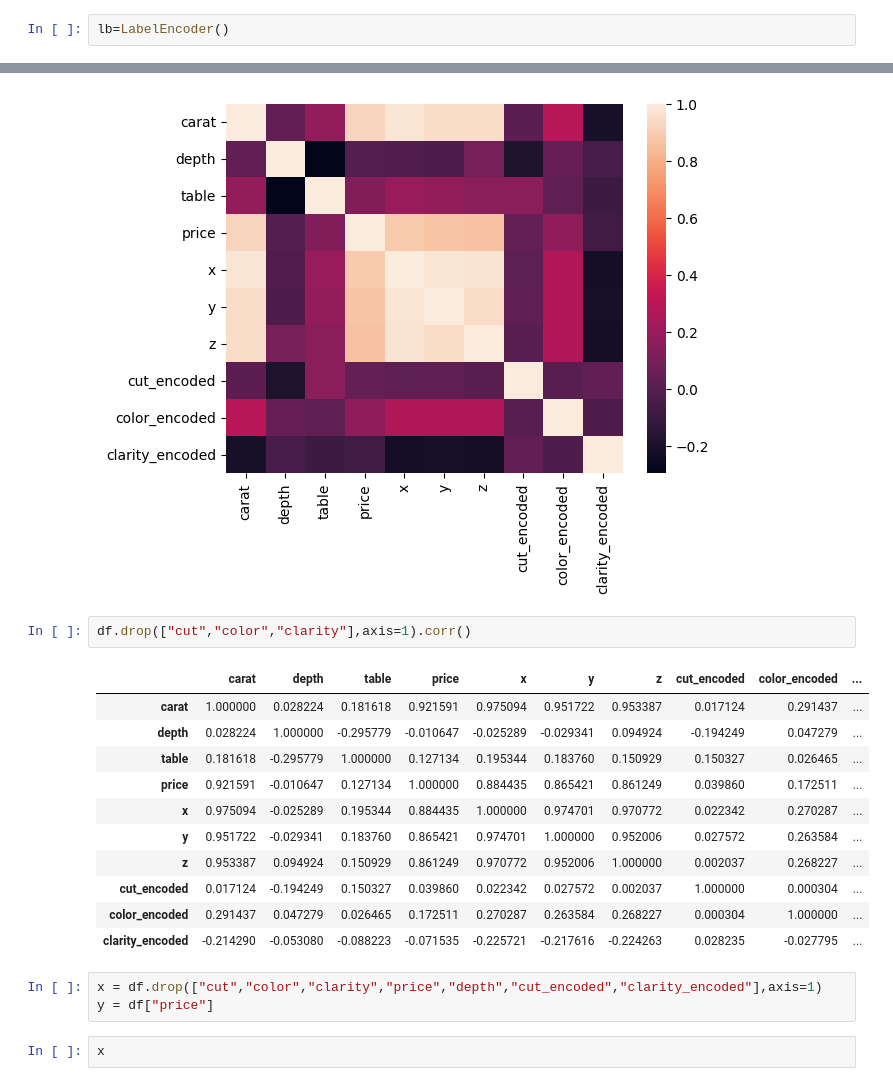
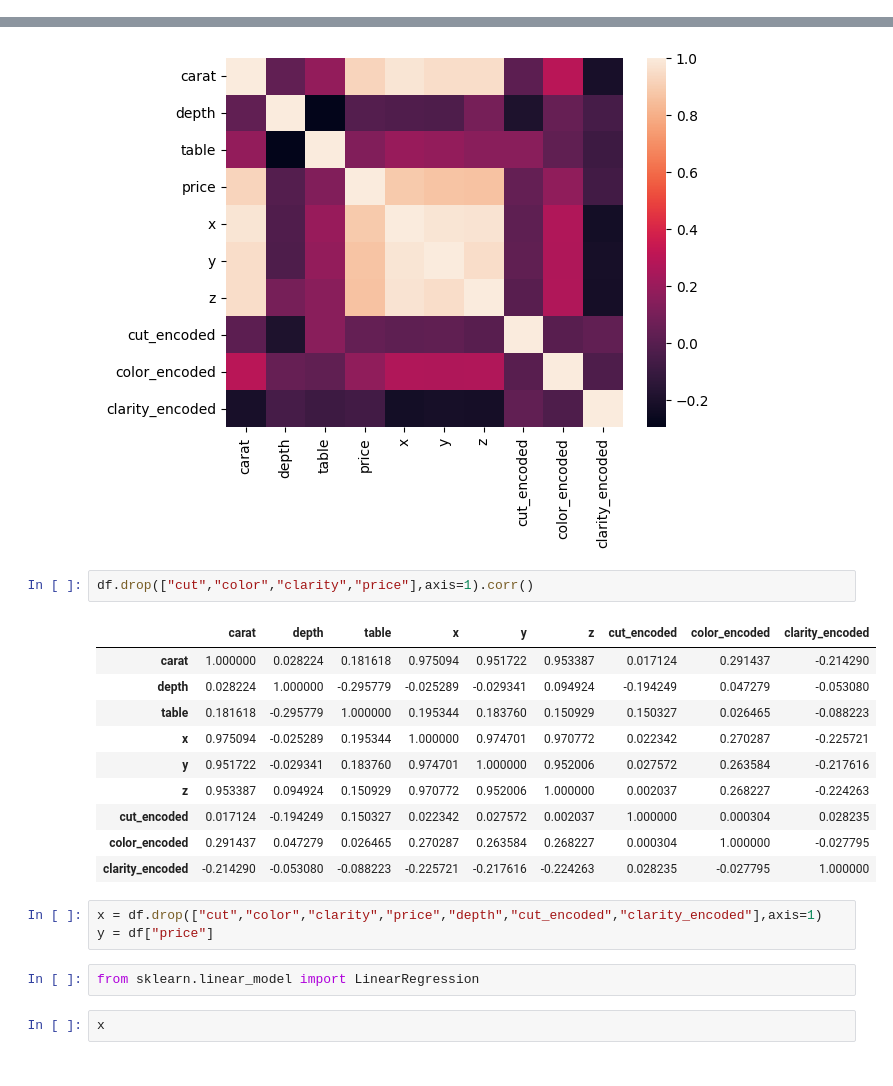
Before and after one commit to bharath9398/Diamond-price-prediction, a Jupyter notebook: ml.ipynb, the cells around one changed output, grey strips where cells are left out. Drawn from its saved outputs; the diff is of its cells as text.

```diff
--- a/ml.ipynb
+++ b/ml.ipynb
@@ -54,5 +52,3 @@ from sklearn.preprocessing import LabelEncoder
-# %%
-lb=LabelEncoder()
 # %%
 df["cut_encoded"]=lb.fit_transform(df["cut"])
 df["color_encoded"]=lb.fit_transform(df["color"])
@@ -63,22 +75,23 @@ sns.heatmap(df.drop(["cut","color","clarity"],axis=1).corr())
 <Axes: >
 [figure]
 # %%
-df.drop(["cut","color","clarity"],axis=1).corr()
+df.drop(["cut","color","clarity","price"],axis=1).corr()
 # %% [output]
-|  | carat | depth | table | price | x | y | z | cut_encoded | color_encoded | ... |
-| carat | 1.000000 | 0.028224 | 0.181618 | 0.921591 | 0.975094 | 0.951722 | 0.953387 | 0.017124 | 0.291437 | ... |
-| depth | 0.028224 | 1.000000 | -0.295779 | -0.010647 | -0.025289 | -0.029341 | 0.094924 | -0.194249 | 0.047279 | ... |
-| table | 0.181618 | -0.295779 | 1.000000 | 0.127134 | 0.195344 | 0.183760 | 0.150929 | 0.150327 | 0.026465 | ... |
-| price | 0.921591 | -0.010647 | 0.127134 | 1.000000 | 0.884435 | 0.865421 | 0.861249 | 0.039860 | 0.172511 | ... |
-| x | 0.975094 | -0.025289 | 0.195344 | 0.884435 | 1.000000 | 0.974701 | 0.970772 | 0.022342 | 0.270287 | ... |
-| y | 0.951722 | -0.029341 | 0.183760 | 0.865421 | 0.974701 | 1.000000 | 0.952006 | 0.027572 | 0.263584 | ... |
-| z | 0.953387 | 0.094924 | 0.150929 | 0.861249 | 0.970772 | 0.952006 | 1.000000 | 0.002037 | 0.268227 | ... |
-| cut_encoded | 0.017124 | -0.194249 | 0.150327 | 0.039860 | 0.022342 | 0.027572 | 0.002037 | 1.000000 | 0.000304 | ... |
-| color_encoded | 0.291437 | 0.047279 | 0.026465 | 0.172511 | 0.270287 | 0.263584 | 0.268227 | 0.000304 | 1.000000 | ... |
-| clarity_encoded | -0.214290 | -0.053080 | -0.088223 | -0.071535 | -0.225721 | -0.217616 | -0.224263 | 0.028235 | -0.027795 | ... |
+|  | carat | depth | table | x | y | z | cut_encoded | color_encoded | clarity_encoded |
+| carat | 1.000000 | 0.028224 | 0.181618 | 0.975094 | 0.951722 | 0.953387 | 0.017124 | 0.291437 | -0.214290 |
+| depth | 0.028224 | 1.000000 | -0.295779 | -0.025289 | -0.029341 | 0.094924 | -0.194249 | 0.047279 | -0.053080 |
+| table | 0.181618 | -0.295779 | 1.000000 | 0.195344 | 0.183760 | 0.150929 | 0.150327 | 0.026465 | -0.088223 |
+| x | 0.975094 | -0.025289 | 0.195344 | 1.000000 | 0.974701 | 0.970772 | 0.022342 | 0.270287 | -0.225721 |
+| y | 0.951722 | -0.029341 | 0.183760 | 0.974701 | 1.000000 | 0.952006 | 0.027572 | 0.263584 | -0.217616 |
+| z | 0.953387 | 0.094924 | 0.150929 | 0.970772 | 0.952006 | 1.000000 | 0.002037 | 0.268227 | -0.224263 |
+| cut_encoded | 0.017124 | -0.194249 | 0.150327 | 0.022342 | 0.027572 | 0.002037 | 1.000000 | 0.000304 | 0.028235 |
+| color_encoded | 0.291437 | 0.047279 | 0.026465 | 0.270287 | 0.263584 | 0.268227 | 0.000304 | 1.000000 | -0.027795 |
+| clarity_encoded | -0.214290 | -0.053080 | -0.088223 | -0.225721 | -0.217616 | -0.224263 | 0.028235 | -0.027795 | 1.000000 |
 # %%
 x = df.drop(["cut","color","clarity","price","depth","cut_encoded","clarity_encoded"],axis=1)
 y = df["price"]
+# %%
+from sklearn.linear_model import LinearRegression
 # %%
 x
 # %% [output]
```
Also changed, not shown: parts of 6 cells of this notebook, 5 other files.
